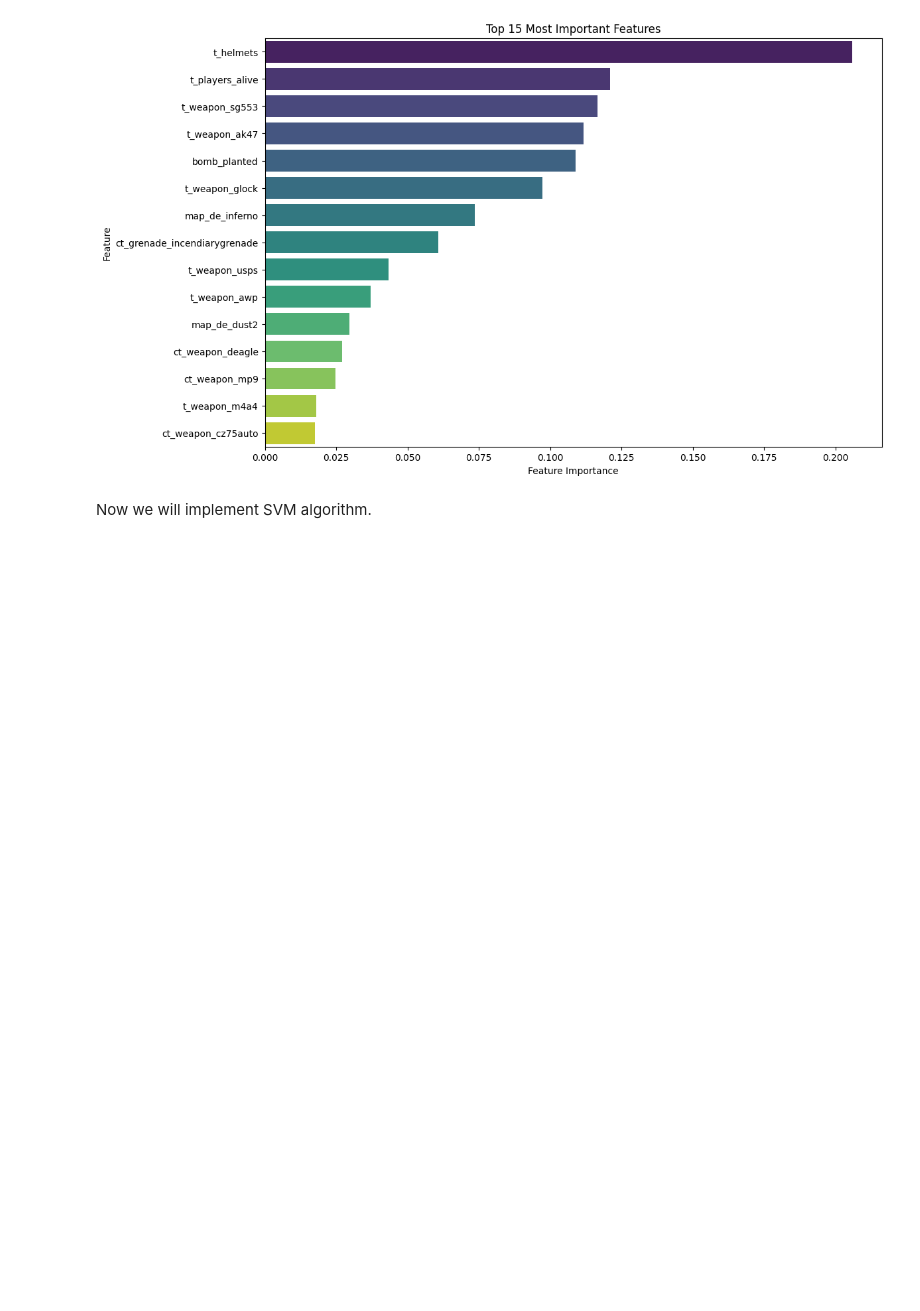
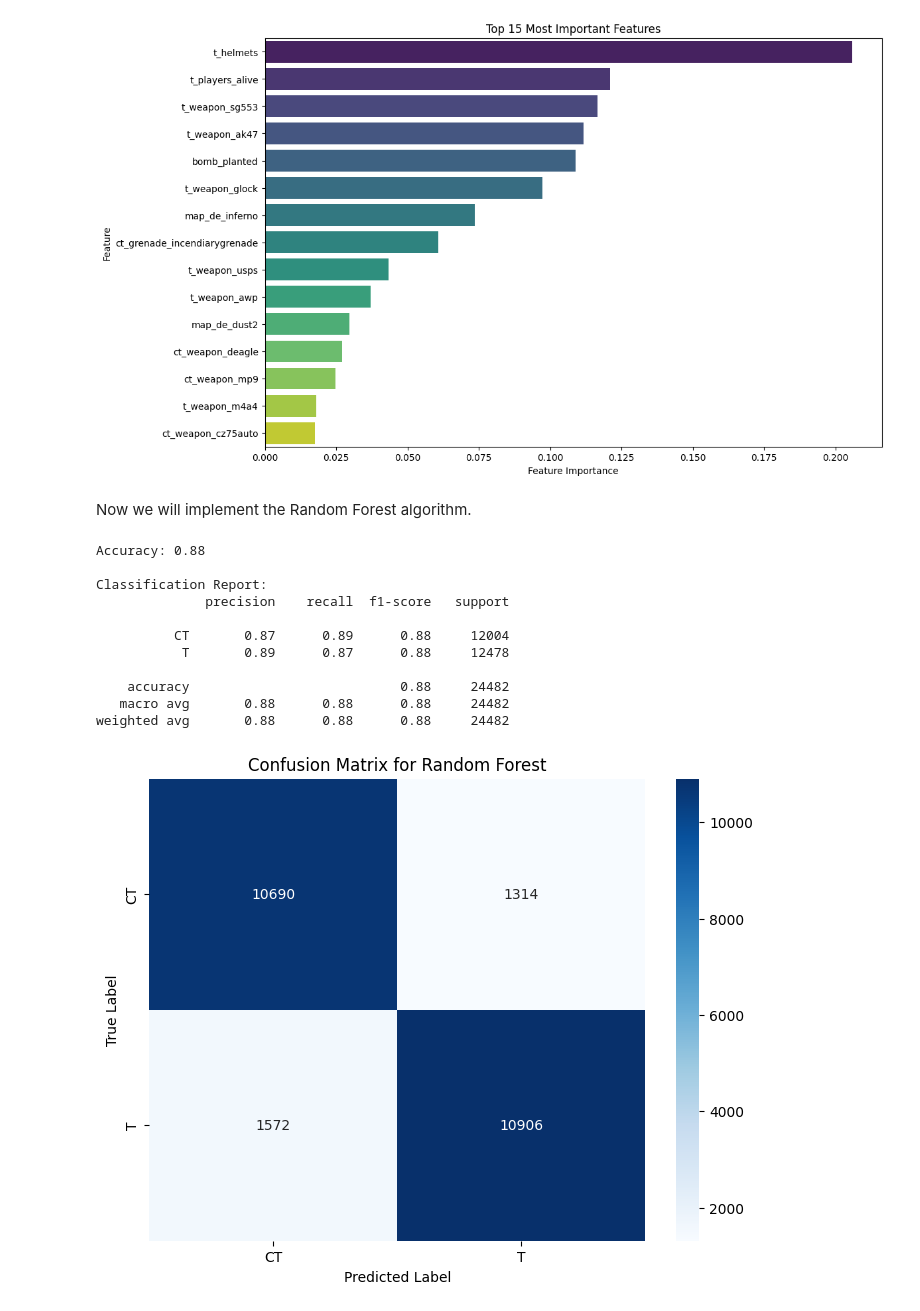
Before and after one commit to jhosburg/MachineLearning, a Jupyter notebook: CSGOWinner.ipynb, the cells around one changed output. Saved outputs shown, nothing was run; the diff lists cells and outputs as text; code cells hidden in the pictures; blank space fills up the shorter version.

Commit message:
random forest

```diff
--- a/CSGOWinner.ipynb
+++ b/CSGOWinner.ipynb
@@ -90,4 +91,53 @@ weighted avg       0.75      0.75      0.75     24482
 [figure]
 [figure]
 # %% [markdown]
-Now we will implement SVM algorithm.
+Now we will implement the Random Forest algorithm.
+# %%
+# Train the Random Forest model
+model = RandomForestClassifier(n_estimators=100, random_state=42)  # You can adjust hyperparameters as needed
+model.fit(X_train, y_train)
+
+# Evaluate the model
+y_pred = model.predict(X_test)
+accuracy = accuracy_score(y_test, y_pred)
+print(f"Accuracy: {accuracy:.2f}")
+
+# Additional metrics
+print("\nClassification Report:")
+print(classification_report(y_test, y_pred))
+
+# Create a confusion matrix
+cm = confusion_matrix(y_test, y_pred)
+
+# Plot the confusion matrix
+plt.figure(figsize=(8, 6))
+sns.heatmap(cm, annot=True, fmt="d", cmap="Blues", xticklabels=['CT', 'T'], yticklabels=['CT', 'T'])
+plt.title('Confusion Matrix for Random Forest')
+plt.xlabel('Predicted Label')
+plt.ylabel('True Label')
+plt.show()
+
+# Display feature importance in a bar chart for the top 15 features
+feature_importance = model.feature_importances_
+top_indices = feature_importance.argsort()[-15:][::-1]
+
+
+plt.figure(figsize=(12, 8))
+sns.barplot(x=feature_importance[top_indices], y=features.columns[top_indices], hue=features.columns[top_indices], palette="viridis", dodge=False)
+plt.title('Top 15 Most Important Features')
+plt.xlabel('Feature Importance')
+plt.ylabel('Feature')
+plt.show()
+# %% [output]
+Accuracy: 0.88
+
+Classification Report:
+              precision    recall  f1-score   support
+
+          CT       0.87      0.89      0.88     12004
+           T       0.89      0.87      0.88     12478
+
+    accuracy                           0.88     24482
+   macro avg       0.88      0.88      0.88     24482
+weighted avg       0.88      0.88      0.88     24482
+[figure, added]
```
Also changed, not shown: parts of 2 cells of this notebook.
